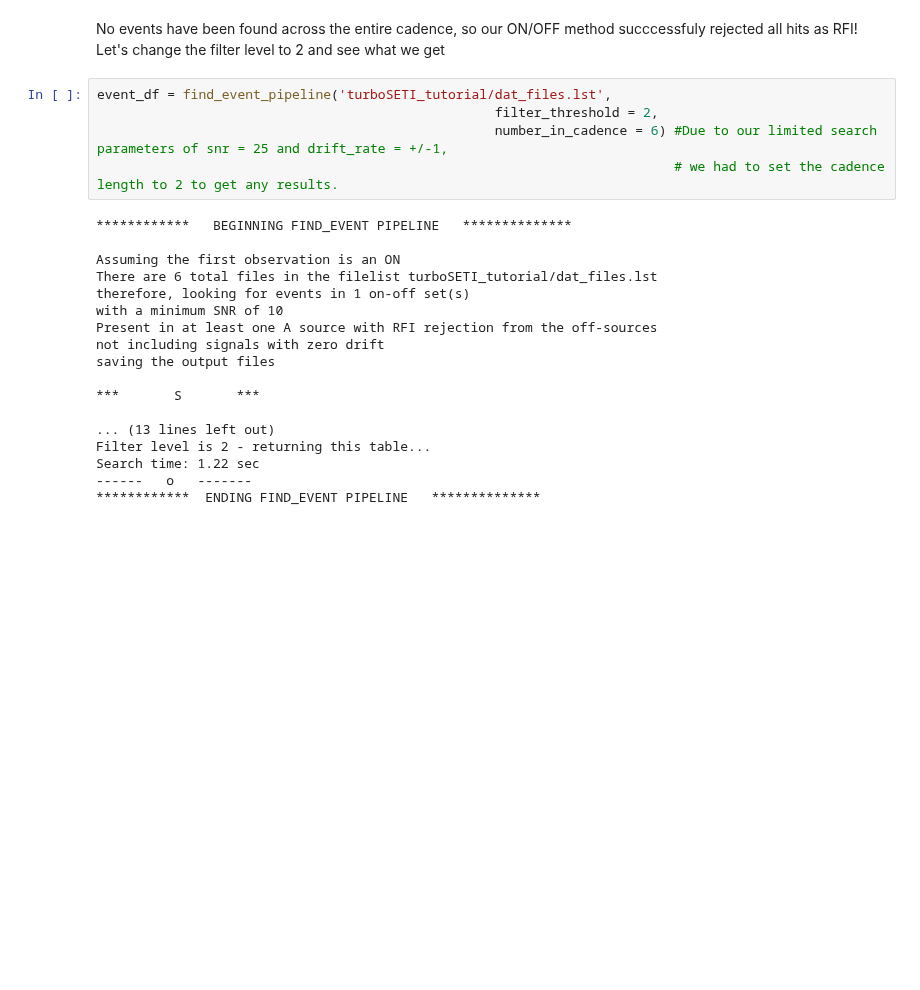
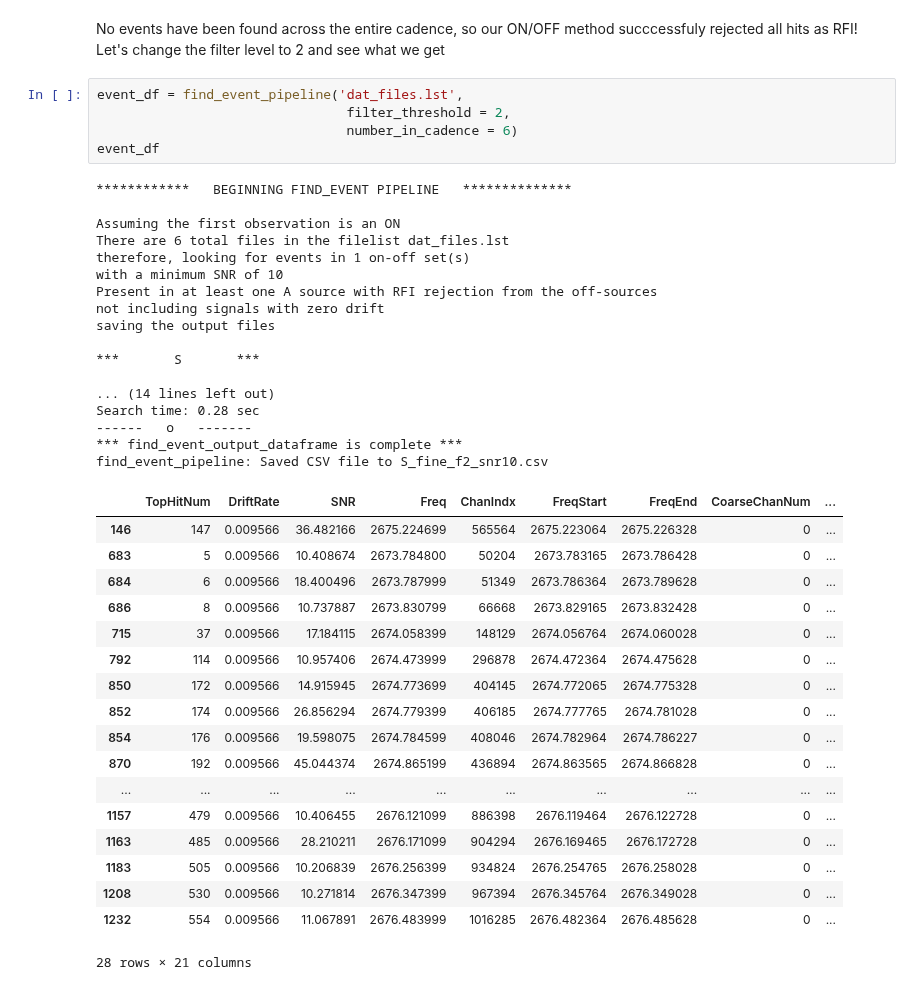
Before and after one commit to UCBerkeleySETI/turbo_seti, a Jupyter notebook: tutorial/turboSETI_tutorial.ipynb, the cells around one changed output. Drawn from its saved outputs; the diff is of its cells as text; blank space fills up the shorter version.

```diff
--- a/tutorial/turboSETI_tutorial.ipynb
+++ b/tutorial/turboSETI_tutorial.ipynb
@@ -218,29 +218,47 @@ Sorry, no events to save :(
 []
 # %% [markdown]
 No events have been found across the entire cadence, so our ON/OFF method succcessfuly rejected all hits as RFI! Let's change the filter level to 2 and see what we get
-# %%
-event_df = find_event_pipeline('turboSETI_tutorial/dat_files.lst',
-                                                   filter_threshold = 2,
-                                                   number_in_cadence = 6) #Due to our limited search parameters of snr = 25 and drift_rate = +/-1,
-                                                                          # we had to set the cadence length to 2 to get any results.
-# %% [output]
-************   BEGINNING FIND_EVENT PIPELINE   **************
-
-Assuming the first observation is an ON
-There are 6 total files in the filelist turboSETI_tutorial/dat_files.lst
-therefore, looking for events in 1 on-off set(s)
-with a minimum SNR of 10
-Present in at least one A source with RFI rejection from the off-sources
-not including signals with zero drift
-saving the output files
-
-***       S       ***
-
-... (13 lines left out)
-Filter level is 2 - returning this table...
-Search time: 1.22 sec
-------   o   -------
-************  ENDING FIND_EVENT PIPELINE   **************
+# %%
+event_df = find_event_pipeline('dat_files.lst',
+                                filter_threshold = 2,
+                                number_in_cadence = 6)
+event_df
+# %% [output]
+************   BEGINNING FIND_EVENT PIPELINE   **************
+
+Assuming the first observation is an ON
+There are 6 total files in the filelist dat_files.lst
+therefore, looking for events in 1 on-off set(s)
+with a minimum SNR of 10
+Present in at least one A source with RFI rejection from the off-sources
+not including signals with zero drift
+saving the output files
+
+***       S       ***
+
+... (14 lines left out)
+Search time: 0.28 sec
+------   o   -------
+*** find_event_output_dataframe is complete ***
+find_event_pipeline: Saved CSV file to S_fine_f2_snr10.csv
+|  | TopHitNum | DriftRate | SNR | Freq | ChanIndx | FreqStart | FreqEnd | CoarseChanNum | ... |
+| 146 | 147 | 0.009566 | 36.482166 | 2675.224699 | 565564 | 2675.223064 | 2675.226328 | 0 | ... |
+| 683 | 5 | 0.009566 | 10.408674 | 2673.784800 | 50204 | 2673.783165 | 2673.786428 | 0 | ... |
+| 684 | 6 | 0.009566 | 18.400496 | 2673.787999 | 51349 | 2673.786364 | 2673.789628 | 0 | ... |
+| 686 | 8 | 0.009566 | 10.737887 | 2673.830799 | 66668 | 2673.829165 | 2673.832428 | 0 | ... |
+| 715 | 37 | 0.009566 | 17.184115 | 2674.058399 | 148129 | 2674.056764 | 2674.060028 | 0 | ... |
+| 792 | 114 | 0.009566 | 10.957406 | 2674.473999 | 296878 | 2674.472364 | 2674.475628 | 0 | ... |
+| 850 | 172 | 0.009566 | 14.915945 | 2674.773699 | 404145 | 2674.772065 | 2674.775328 | 0 | ... |
+| 852 | 174 | 0.009566 | 26.856294 | 2674.779399 | 406185 | 2674.777765 | 2674.781028 | 0 | ... |
+| 854 | 176 | 0.009566 | 19.598075 | 2674.784599 | 408046 | 2674.782964 | 2674.786227 | 0 | ... |
+| 870 | 192 | 0.009566 | 45.044374 | 2674.865199 | 436894 | 2674.863565 | 2674.866828 | 0 | ... |
+| ... | ... | ... | ... | ... | ... | ... | ... | ... | ... |
+| 1157 | 479 | 0.009566 | 10.406455 | 2676.121099 | 886398 | 2676.119464 | 2676.122728 | 0 | ... |
+| 1163 | 485 | 0.009566 | 28.210211 | 2676.171099 | 904294 | 2676.169465 | 2676.172728 | 0 | ... |
+| 1183 | 505 | 0.009566 | 10.206839 | 2676.256399 | 934824 | 2676.254765 | 2676.258028 | 0 | ... |
+| 1208 | 530 | 0.009566 | 10.271814 | 2676.347399 | 967394 | 2676.345764 | 2676.349028 | 0 | ... |
+| 1232 | 554 | 0.009566 | 11.067891 | 2676.483999 | 1016285 | 2676.482364 | 2676.485628 | 0 | ... |
+28 rows × 21 columns
 # %% [markdown]
 ## Plotting events
 Now that we have some events, let's plot them
```
Also changed, not shown: parts of 24 cells of this notebook.
